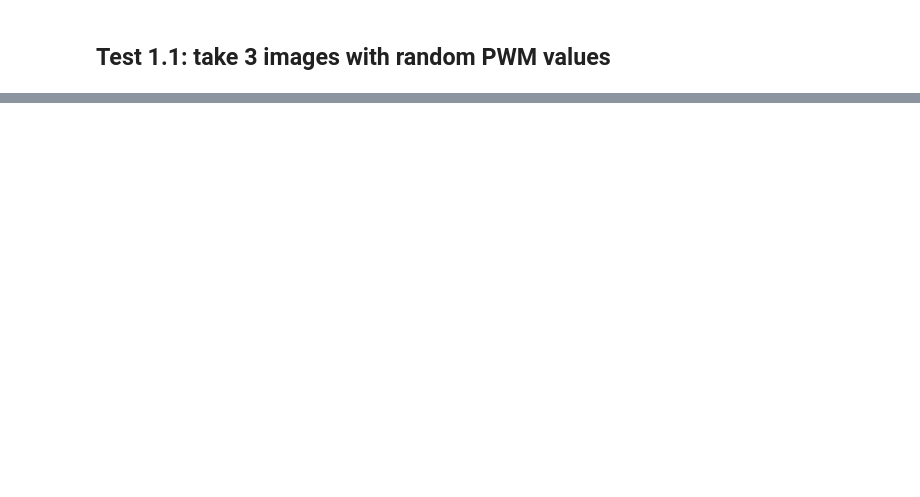
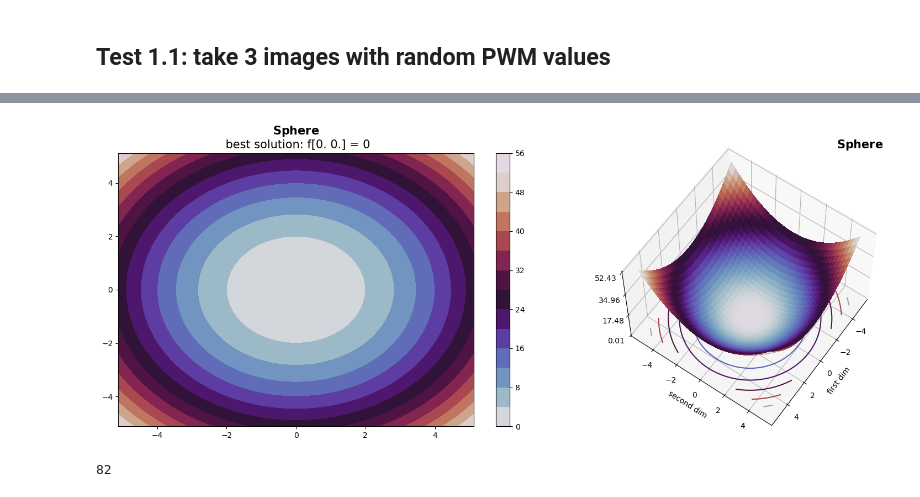
Before and after one commit to Zoe1999Wang/Matterhorn-Studio-DM-project, a Jupyter notebook: codes/BO_Jakobs_Attempt.ipynb, the cells around one changed output, grey strips where cells are left out. Saved outputs shown, nothing was run; the diff lists cells and outputs as text; code cells hidden in the pictures; blank space fills up the shorter version.

```diff
--- a/codes/BO_Jakobs_Attempt.ipynb
+++ b/codes/BO_Jakobs_Attempt.ipynb
@@ -183,0 +179,21 @@ cam.close()
+# %%
+dim = 2
+f = Sphere(dim, degree = 2)
+plot_3d(f,
+                 points_by_dim= 70,
+                 title = type(f).__name__,
+                 bounds=None,
+                 show_best_if_exists= False,
+                 save_as = None,#f"heatmap for {type(f).__name__}.png",
+                 cmap = 'twilight',
+                 plot_surface = True,
+                 plot_heatmap = True)
+# %% [output]
+[figure, added]
+# %%
+def test_quality_function(pwms):
+    f = Sphere(dim=5,degree=2)
+    return f(pwms)
+test_quality_function([2,5,1,6,4])
+# %% [output]
+82
```
Also changed, not shown: parts of 23 cells of this notebook.
